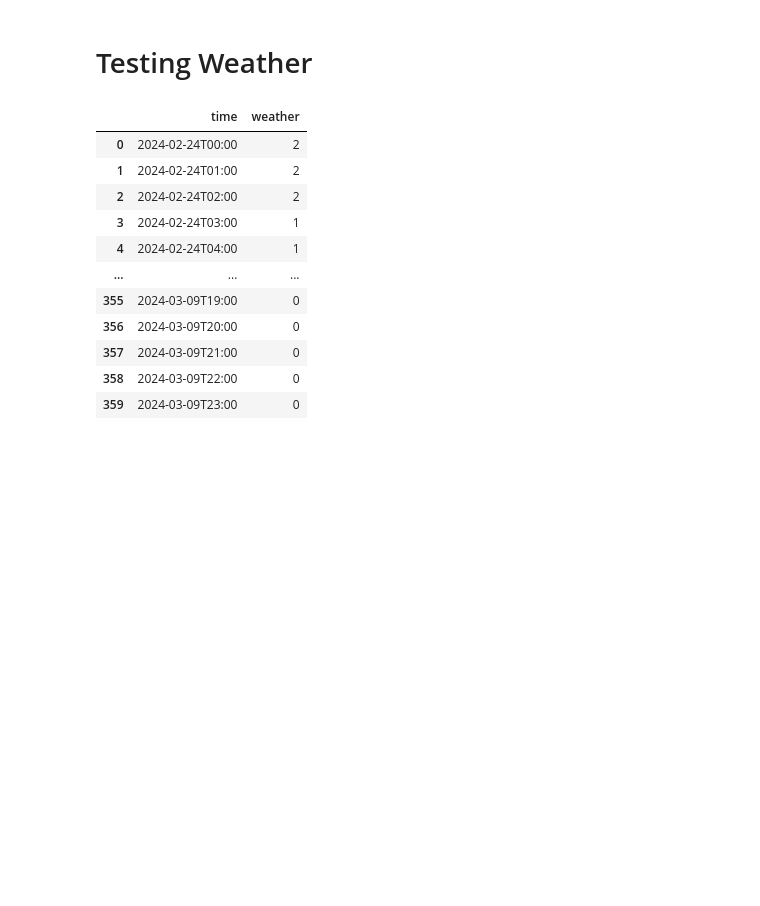
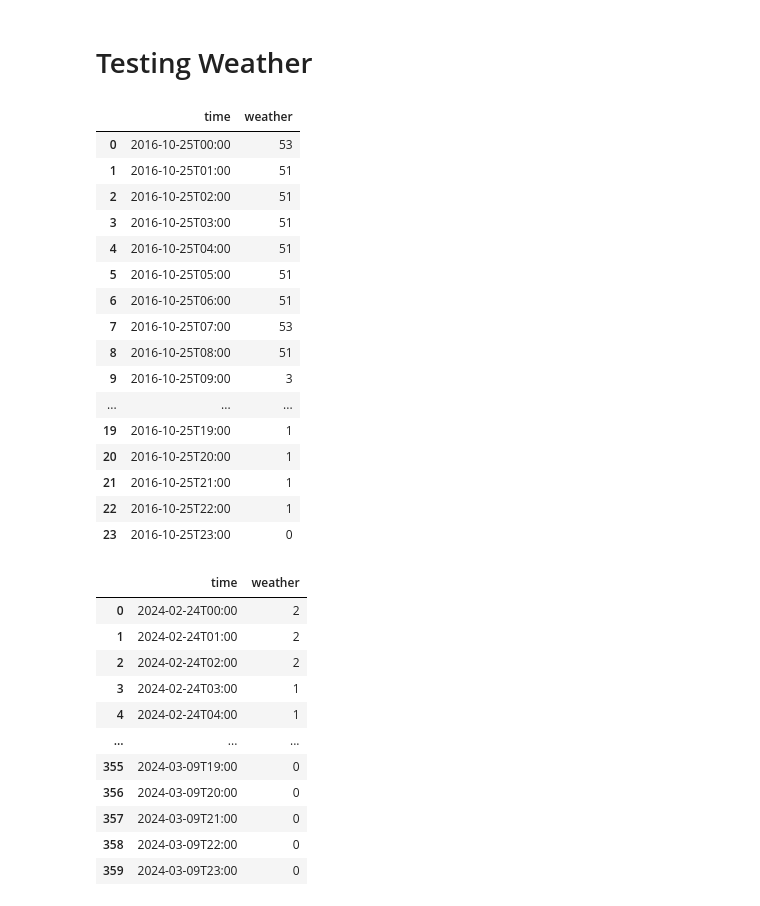
Before and after one commit to hramzan01/market, a Jupyter notebook: notebooks/supply_data.ipynb, the cells around one changed output. Drawn from its saved outputs; the diff is of its cells as text; code cells hidden in the pictures; blank space fills up the shorter version.

```diff
--- a/notebooks/supply_data.ipynb
+++ b/notebooks/supply_data.ipynb
@@ -173,23 +214,44 @@ Merge the two table and start lookingn for correlations
 # %%
 import requests
 import pandas as pd
 
 base_url = 'https://archive-api.open-meteo.com/v1/archive'
+
 params = {
 	"latitude": 52.52, # from df_spec
 	"longitude": 13.41, # from df_spec
-	"start_date": "2024-02-24", # from timeseries
-	"end_date": "2024-03-09", # from timeseries
+	"start_date": "2016-10-25", # from timeseries
+	"end_date": "2016-10-25", # from timeseries
 	"timezone": "Europe/London", # default for london
 	"hourly": "weather_code", # OUTPUT
 }
 
 responses = requests.get(base_url, params).json()
 
 df = pd.DataFrame({
     'time' : responses['hourly']['time'],
     'weather' : responses['hourly']['weather_code']
     })
+
+df
+# %% [output]
+|  | time | weather |
+| 0 | 2016-10-25T00:00 | 53 |
+| 1 | 2016-10-25T01:00 | 51 |
+| 2 | 2016-10-25T02:00 | 51 |
+| 3 | 2016-10-25T03:00 | 51 |
+| 4 | 2016-10-25T04:00 | 51 |
+| 5 | 2016-10-25T05:00 | 51 |
+| 6 | 2016-10-25T06:00 | 51 |
+| 7 | 2016-10-25T07:00 | 53 |
+| 8 | 2016-10-25T08:00 | 51 |
+| 9 | 2016-10-25T09:00 | 3 |
+| ... | ... | ... |
+| 19 | 2016-10-25T19:00 | 1 |
+| 20 | 2016-10-25T20:00 | 1 |
+| 21 | 2016-10-25T21:00 | 1 |
+| 22 | 2016-10-25T22:00 | 1 |
+| 23 | 2016-10-25T23:00 | 0 |
 # %%
 df
 # %% [output]
```
Also changed, not shown: parts of 4 cells of this notebook.
